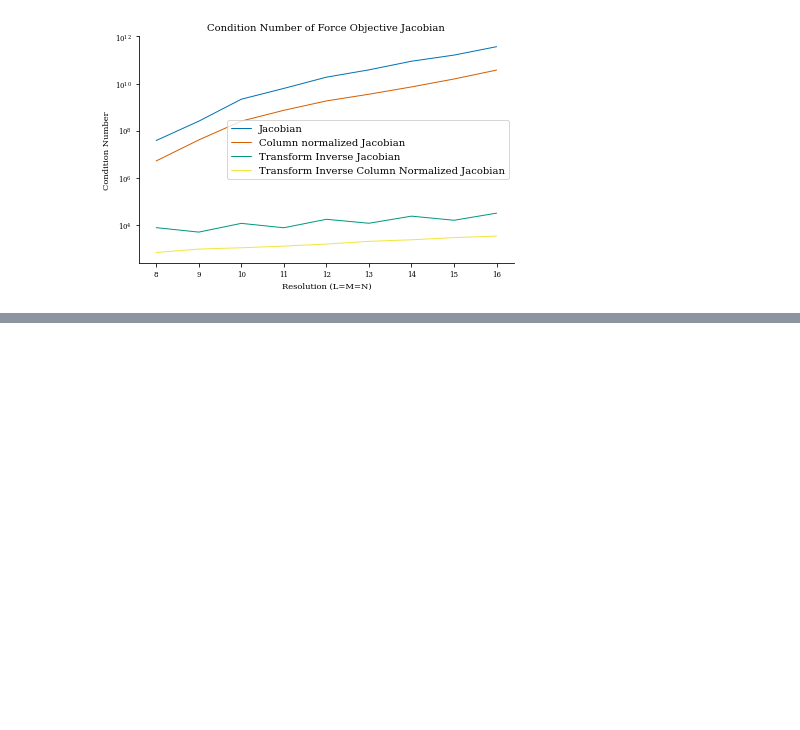
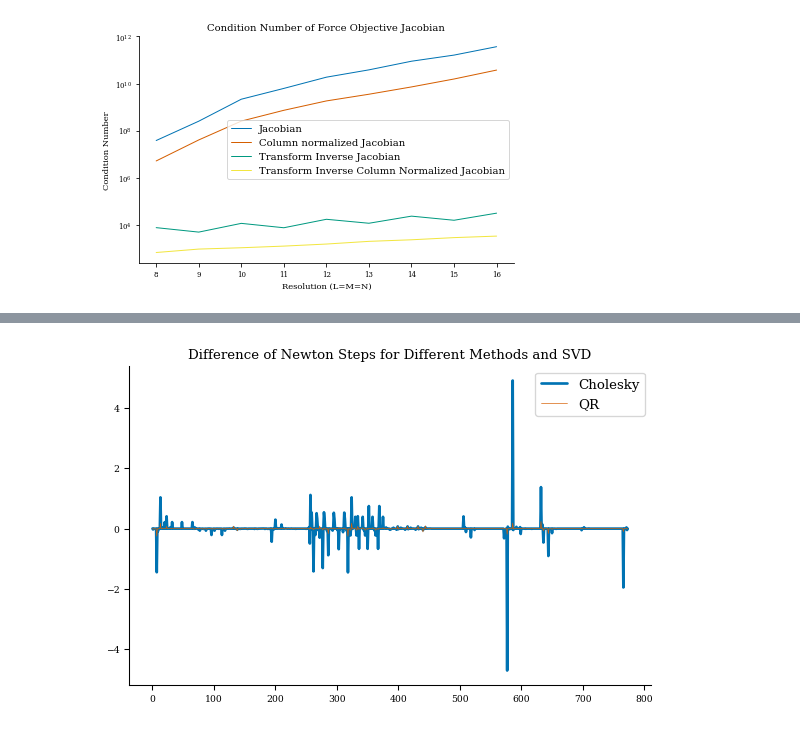
Before and after one commit to YigitElma/DEBUG-DESC, a Jupyter notebook: AnalyzeCondition/transforms.ipynb, the cells around one changed output, grey strips where cells are left out. Drawn from its saved outputs; the diff is of its cells as text; code cells hidden in the pictures; blank space fills up the shorter version.

```diff
--- a/AnalyzeCondition/transforms.ipynb
+++ b/AnalyzeCondition/transforms.ipynb
@@ -191,0 +209,31 @@ Transform at 0x... (method=fft, basis=FourierZernikeBasis at 0x... (L=24, M=12,
+# %%
+from desc.optimize.utils import chol, solve_triangular_regularized
+
+J_h = J*scale2
+f = obj.compute_scaled_error(obj.x())
+U, s, Vt = jnp.linalg.svd(J_h, full_matrices=False)
+p_newton = Vt.T @ (1/s * (U.T @ f))
+step_svd = scale2*p_newton
+
+Q1, R1 = qr(J_h, mode="economic")
+step_qr = scale2*solve_triangular_regularized(R1, Q1.T @ f)
+# %%
+from desc.optimize.utils import chol, solve_triangular_regularized
+
+J_h = Pinv@J
+f = obj.compute_scaled_error(obj.x())
+U, s, Vt = jnp.linalg.svd(J_h, full_matrices=False)
+step_psvd = Vt.T @ (1/s * (U.T @ (Pinv@f)))
+
+Q, R = qr(J_h.T, mode="economic")
+step_pqr = Q @ solve_triangular_regularized(R.T, (Pinv@f), lower=True)
+
+R = chol(J_h.T@J_h)
+step_pcho = cho_solve((R, True), J_h.T@(Pinv@f))
+# %%
+from desc.optimize.utils import chol
+J_h = J*scale2
+f = obj.compute_scaled_error(obj.x())
+R = chol(J_h.T@J_h)
+p_newton = cho_solve((R, True), J_h.T@f)
+step_cho = scale2*p_newton
@@ -191,0 +254,12 @@ Transform at 0x... (method=fft, basis=FourierZernikeBasis at 0x... (L=24, M=12,
+# %%
+# plt.plot(step_svd-step_psvd, label="SVD Precondition", lw=4)
+plt.plot(step_svd-step_cho, label="Cholesky", lw=2)
+# plt.plot(step_svd-step_pcho, label="Cholesky Preconditioned", lw=1)
+# plt.plot(step_svd-step_pqr, label="QR Preconditioned", lw=1)
+plt.plot(step_svd-step_qr, label="QR", lw=0.5)
+plt.legend()
+# plt.savefig("transform-steps-diff-methods.png", dpi=400)
+plt.title("Difference of Newton Steps for Different Methods and SVD")
+plt.savefig("transform-steps-qr-cho-svd.png", dpi=400)
+# %% [output]
+[figure, added]
```
Also changed, not shown: parts of 15 cells of this notebook, 5 other files.
